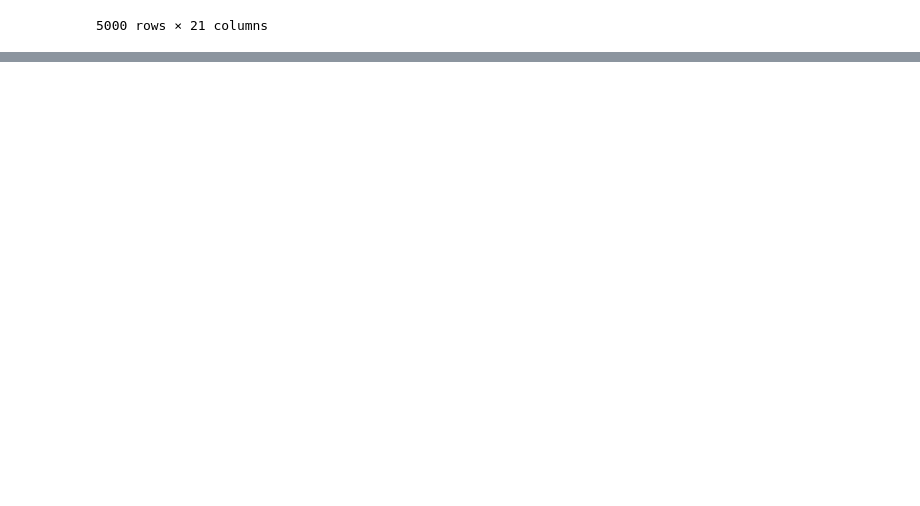
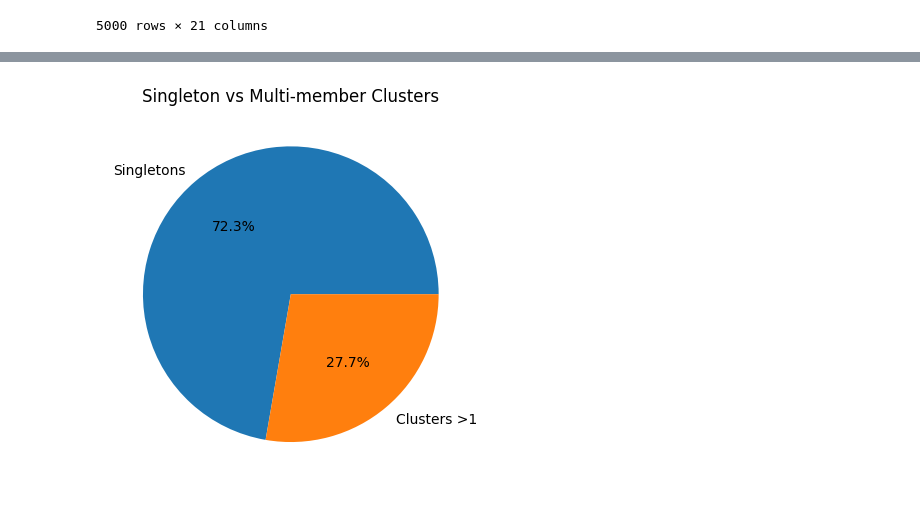
Before and after one commit to darmojud/IRE, a Jupyter notebook: src/dedup.ipynb, the cells around one changed output, grey strips where cells are left out. Drawn from its saved outputs; the diff is of its cells as text; code cells hidden in the pictures; blank space fills up the shorter version.

```diff
--- a/src/dedup.ipynb
+++ b/src/dedup.ipynb
@@ -163,0 +146,31 @@ Cluster 2076:
+# %%
+import pandas as pd
+import matplotlib.pyplot as plt
+
+df = pd.read_csv("output/dedup_clusters.csv")
+
+# Count cluster sizes
+cluster_sizes = df["cluster_id"].value_counts().sort_index()
+
+plt.figure()
+n, bins, patches = plt.hist(cluster_sizes, bins=20)
+
+plt.title("Cluster Size Distribution")
+plt.xlabel("Size")
+plt.ylabel("Number of Clusters")
+
+# 🔹 Add labels on each bar
+for count, x in zip(n, patches):
+    height = count
+    if height > 0:  # show only non-zero bars
+        plt.text(
+            x.get_x() + x.get_width() / 2,
+            height,
+            str(int(height)),
+            ha="center",
+            va="bottom",
+            fontsize=8,
+        )
+
+plt.tight_layout()
+plt.show()
@@ -163,0 +179,14 @@ Cluster 2076:
+# %%
+singleton_count = (cluster_sizes == 1).sum()
+multi_count = (cluster_sizes > 1).sum()
+
+plt.figure()
+plt.pie(
+    [singleton_count, multi_count],
+    labels=["Singletons", "Clusters >1"],
+    autopct="%1.1f%%",
+)
+plt.title("Singleton vs Multi-member Clusters")
+plt.show()
+# %% [output]
+[figure, added]
```
Also changed, not shown: parts of 7 cells of this notebook, 26 other files.
